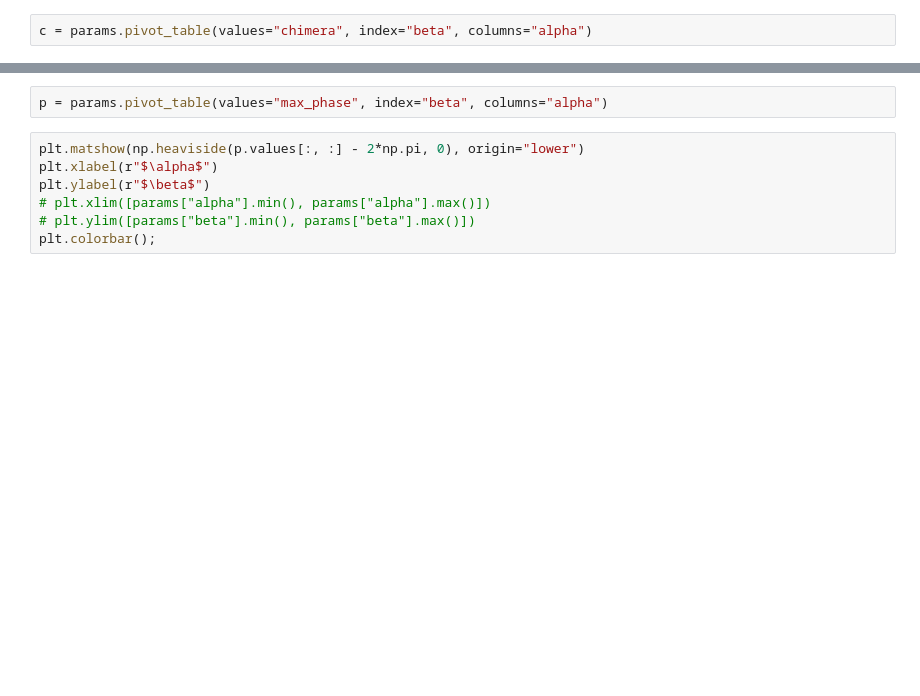
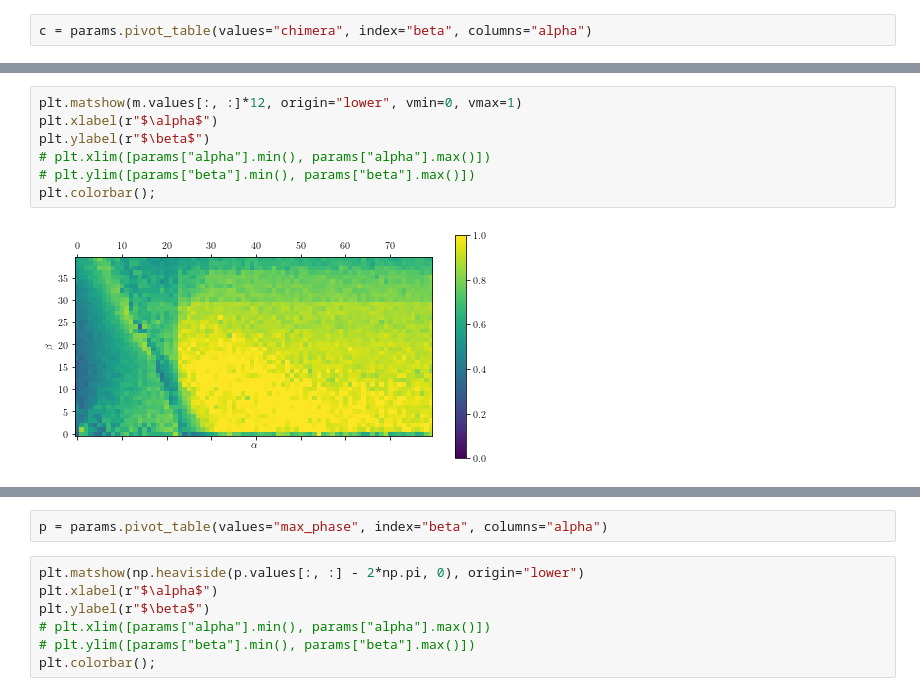
Before and after one commit to henmitch/chimera-2019, a Jupyter notebook: code/python/landscape_analysis.ipynb, the cells around one changed output, grey strips where cells are left out. Saved outputs shown, nothing was run; the diff lists cells and outputs as text; blank space fills up the shorter version.

```diff
--- a/code/python/landscape_analysis.ipynb
+++ b/code/python/landscape_analysis.ipynb
@@ -39,3 +62,12 @@ plt.colorbar();
+# %%
+plt.matshow(m.values[:, :]*12, origin="lower", vmin=0, vmax=1)
+plt.xlabel(r"$\alpha$")
+plt.ylabel(r"$\beta$")
+# plt.xlim([params["alpha"].min(), params["alpha"].max()])
+# plt.ylim([params["beta"].min(), params["beta"].max()])
+plt.colorbar();
+# %% [output]
+[figure, added]
 # %%
 plt.matshow(np.heaviside(c.values - 1/14, 0), origin="lower")
 plt.xlabel(r"$\alpha$")
```
Also changed, not shown: parts of 9 cells of this notebook, 3 other files.
